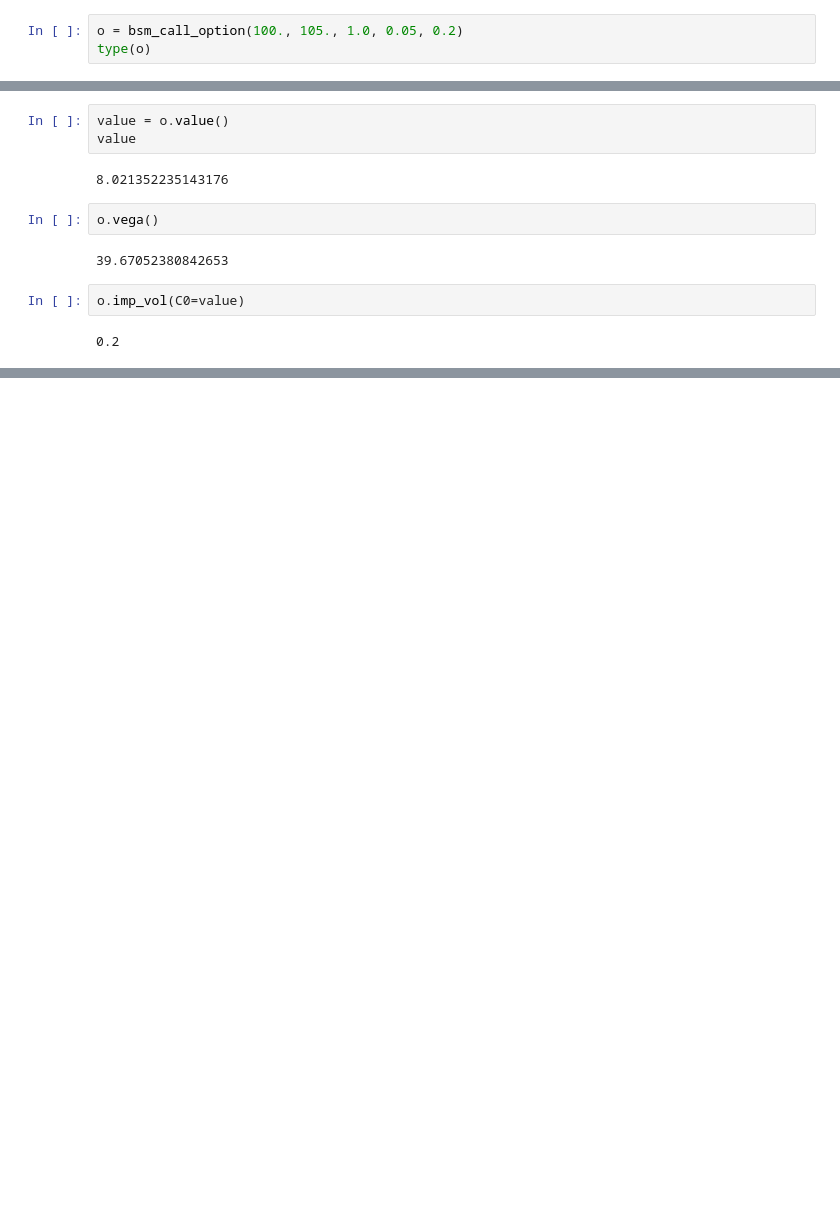
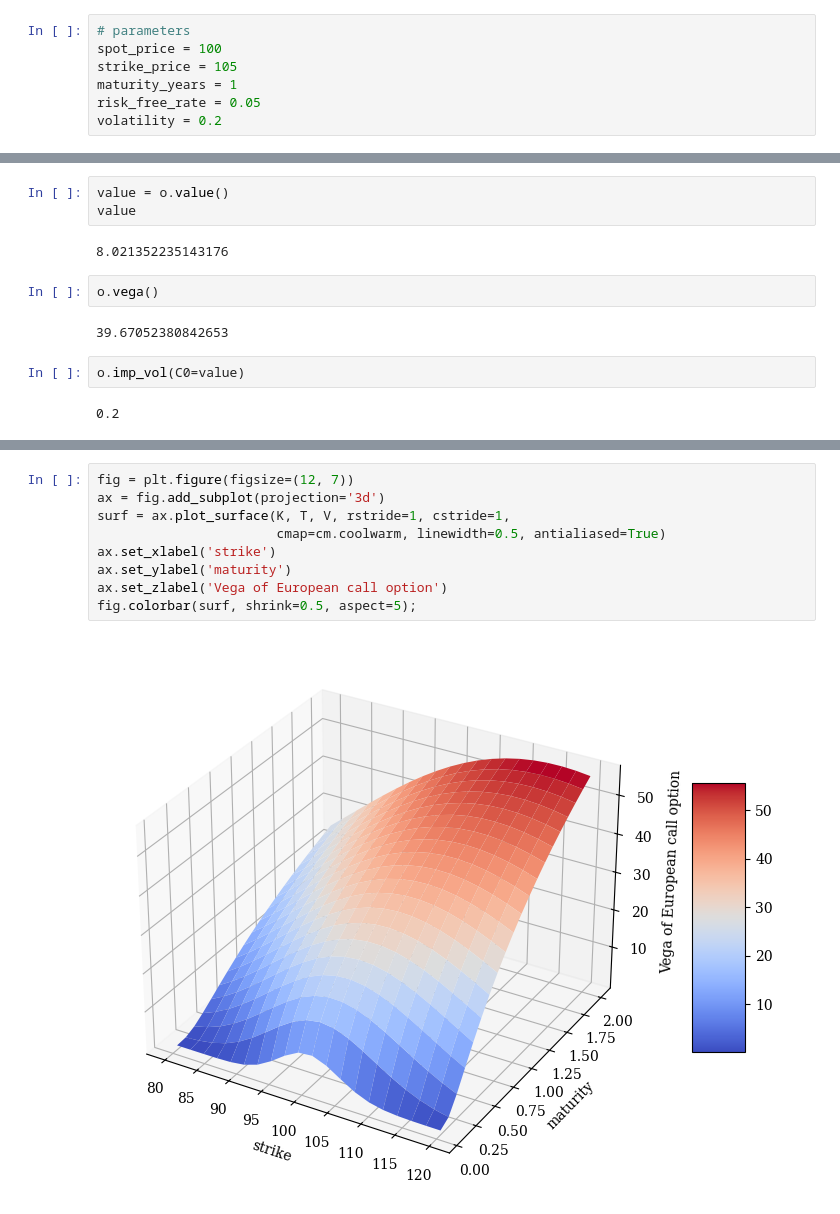
Before and after one commit to martinescobars/Pricing-European-Call-Options, a Jupyter notebook: pricing_european_call_option.ipynb, the cells around one changed output, grey strips where cells are left out. Drawn from its saved outputs; the diff is of its cells as text; blank space fills up the shorter version.

```diff
--- a/pricing_european_call_option.ipynb
+++ b/pricing_european_call_option.ipynb
@@ -76,3 +13,7 @@ class bsm_call_option(object):
 # %%
-o = bsm_call_option(100., 105., 1.0, 0.05, 0.2)
-type(o)
+# parameters
+spot_price = 100
+strike_price = 105
+maturity_years = 1
+risk_free_rate = 0.05
+volatility = 0.2
@@ -93,0 +77,11 @@ o.imp_vol(C0=value)
+# %%
+fig = plt.figure(figsize=(12, 7))
+ax = fig.add_subplot(projection='3d')
+surf = ax.plot_surface(K, T, V, rstride=1, cstride=1,
+                       cmap=cm.coolwarm, linewidth=0.5, antialiased=True)
+ax.set_xlabel('strike')
+ax.set_ylabel('maturity')
+ax.set_zlabel('Vega of European call option')
+fig.colorbar(surf, shrink=0.5, aspect=5);
+# %% [output]
+[figure, added]
```
Also changed, not shown: parts of 12 cells of this notebook, 2 other files.
